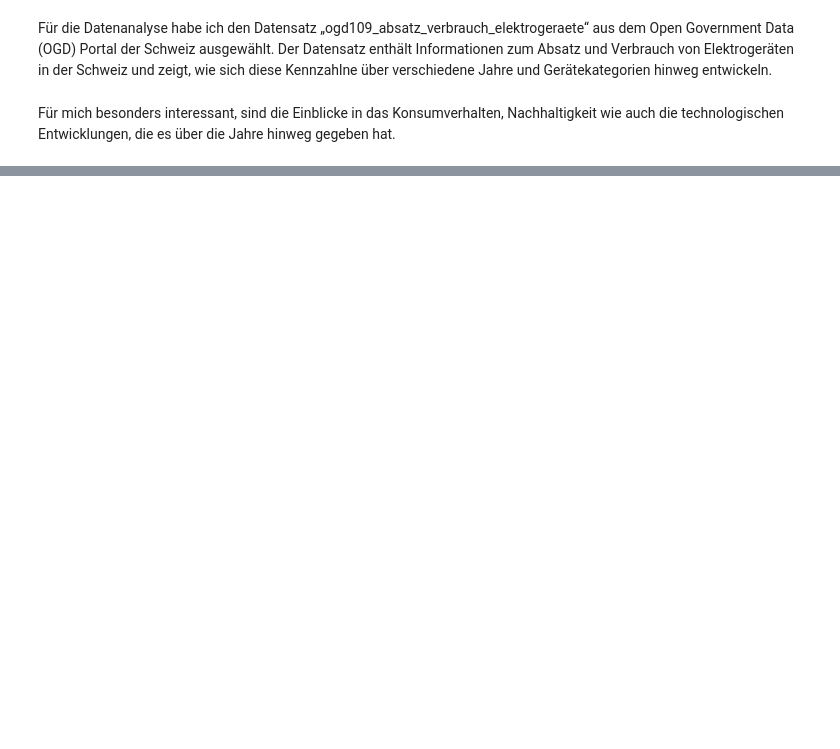
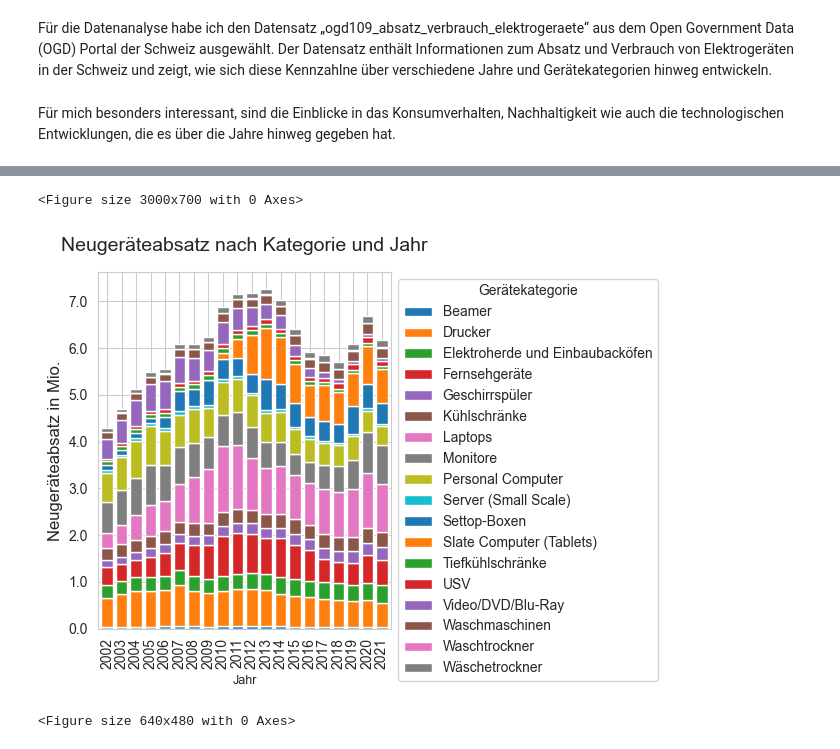
Before and after one commit to macnch33s3/DAANA, a Jupyter notebook: own_case/Fallstudie_Verbrauch_Elektrogeraete.ipynb, the cells around one changed output, grey strips where cells are left out. Cells and saved outputs as stored; diff of their text form; code cells hidden in the pictures; blank space fills up the shorter version.

```diff
--- a/own_case/Fallstudie_Verbrauch_Elektrogeraete.ipynb
+++ b/own_case/Fallstudie_Verbrauch_Elektrogeraete.ipynb
@@ -13,0 +85,43 @@ Für mich besonders interessant, sind die Einblicke in das Konsumverhalten, Nach
+# %%
+# Plot: Neugeräteabsatz nach Kategorie und Jahr
+plt.figure(figsize=(30, 7))
+sales_by_category = grt.pivot_table(
+    values='Neugeraeteabsatz_Stk',
+    index='Jahr',
+    columns='Geraetekategorie',
+    aggfunc='sum'
+)
+
+ax = sales_by_category.plot(
+    kind='bar',
+    stacked=True,
+    width=0.8
+)
+
+# Customize plot
+plt.title('Neugeräteabsatz nach Kategorie und Jahr', fontsize=14, pad=15)
+plt.xlabel('Jahr', fontsize=9)
+plt.xticks(rotation=90)
+plt.ylabel('Neugeräteabsatz in Mio.', fontsize=12)
+plt.legend(title='Gerätekategorie', bbox_to_anchor=(1.0, 1), loc='upper left')
+
+# Format y-axis to show values in millions
+def millions_formatter(x, pos):
+    return f'{x/1000000:.1f}'
+plt.gca().yaxis.set_major_formatter(plt.FuncFormatter(millions_formatter))
+
+plt.tight_layout()
+# plt.tight_layout(rect=[0, 0, 0.9, 1])  # Adjust the plot area to leave space for legend
+plt.show()
+# %% [output]
+<Figure size 3000x700 with 0 Axes>
+[figure, added]
+# %%
+# In welchen Regionen kommen welche Geräte vor
+
+
+
+plt.tight_layout()
+plt.show()
+# %% [output]
+<Figure size 640x480 with 0 Axes>
```
Also changed, not shown: parts of 3 cells of this notebook, 3 other files.
